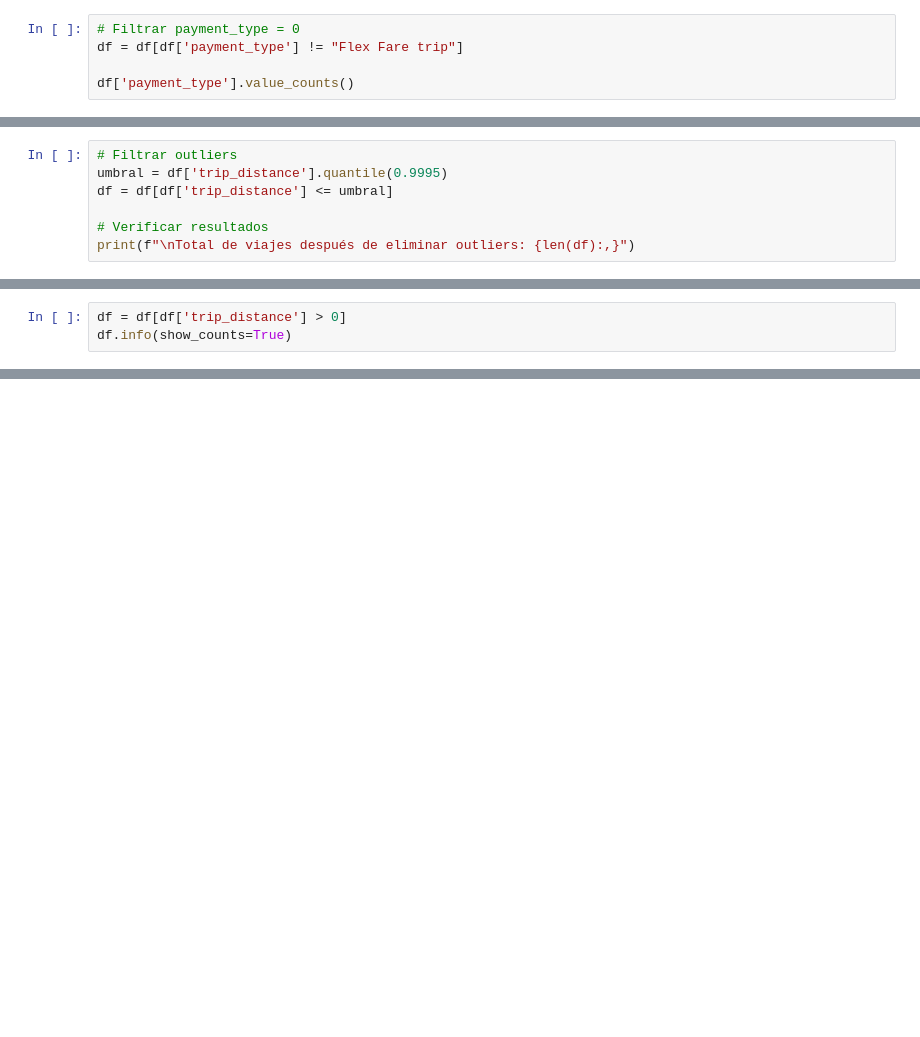
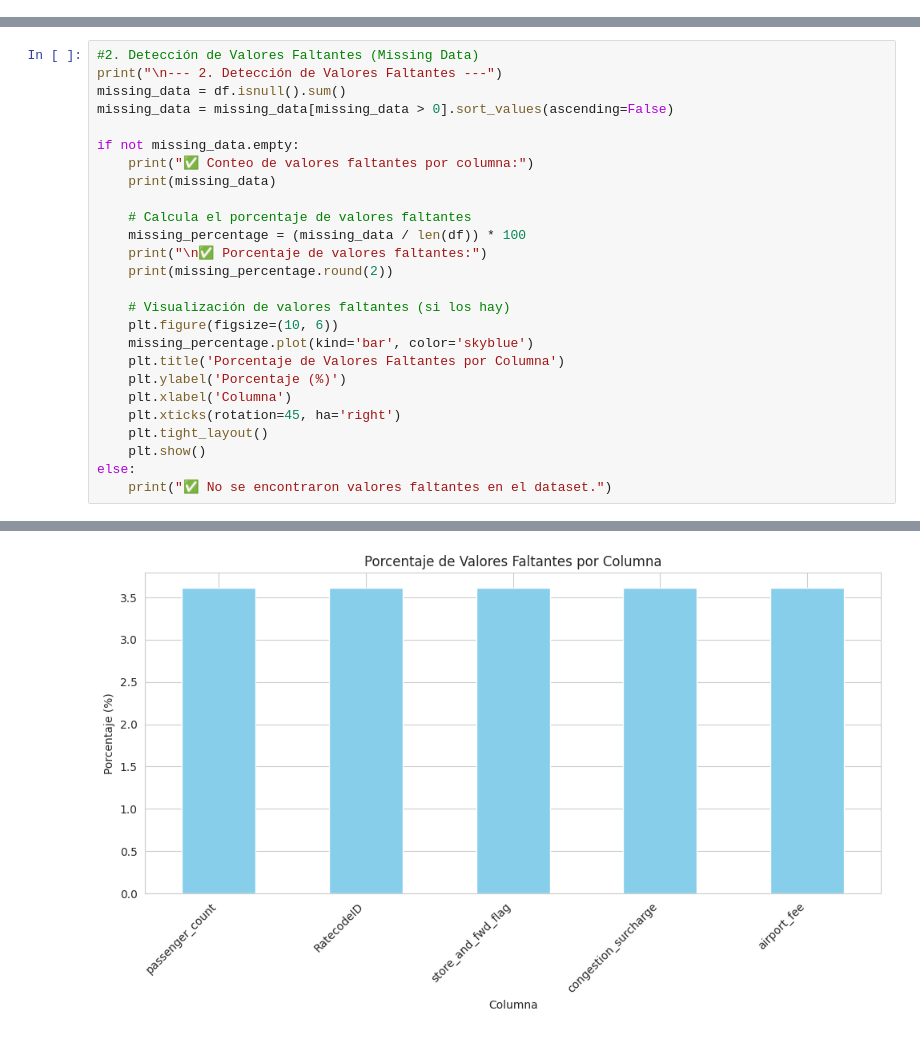
Before and after one commit to RicardoFW11/nyc_taxi_project, a Jupyter notebook: notebooks/01_eda.ipynb, the cells around one changed output, grey strips where cells are left out. Cells and saved outputs as stored; diff of their text form; blank space fills up the shorter version.

```diff
--- a/notebooks/01_eda.ipynb
+++ b/notebooks/01_eda.ipynb
@@ -678,5 +0,0 @@ df_flex.describe()
-# %%
-# Filtrar payment_type = 0
-df = df[df['payment_type'] != "Flex Fare trip"]
-
-df['payment_type'].value_counts()
@@ -827,7 +0,0 @@ El más adecuado es el percentil 99.95%, ya que elimina alrededor de 0.05% de lo
-# %%
-# Filtrar outliers
-umbral = df['trip_distance'].quantile(0.9995)
-df = df[df['trip_distance'] <= umbral]
-
-# Verificar resultados
-print(f"\nTotal de viajes después de eliminar outliers: {len(df):,}")
@@ -921,3 +0,0 @@ Ya que los viajes con distacia zero representan solo el 1% aproximadamente, los
-# %%
-df = df[df['trip_distance'] > 0]
-df.info(show_counts=True)
@@ -941,0 +91,27 @@ Ahora procederemos a estudiar los outliers de las columnas trip_distance, fare_a
+# %%
+#2. Detección de Valores Faltantes (Missing Data)
+print("\n--- 2. Detección de Valores Faltantes ---")
+missing_data = df.isnull().sum()
+missing_data = missing_data[missing_data > 0].sort_values(ascending=False)
+
+if not missing_data.empty:
+    print("✅ Conteo de valores faltantes por columna:")
+    print(missing_data)
+
+    # Calcula el porcentaje de valores faltantes
+    missing_percentage = (missing_data / len(df)) * 100
+    print("\n✅ Porcentaje de valores faltantes:")
+    print(missing_percentage.round(2))
+
+    # Visualización de valores faltantes (si los hay)
+    plt.figure(figsize=(10, 6))
+    missing_percentage.plot(kind='bar', color='skyblue')
+    plt.title('Porcentaje de Valores Faltantes por Columna')
+    plt.ylabel('Porcentaje (%)')
+    plt.xlabel('Columna')
+    plt.xticks(rotation=45, ha='right')
+    plt.tight_layout()
+    plt.show()
+else:
+    print("✅ No se encontraron valores faltantes en el dataset.")
+# %% [output]
@@ -941,0 +134 @@ Ahora procederemos a estudiar los outliers de las columnas trip_distance, fare_a
+[figure, added]
```
Also changed, not shown: parts of 88 cells of this notebook.
